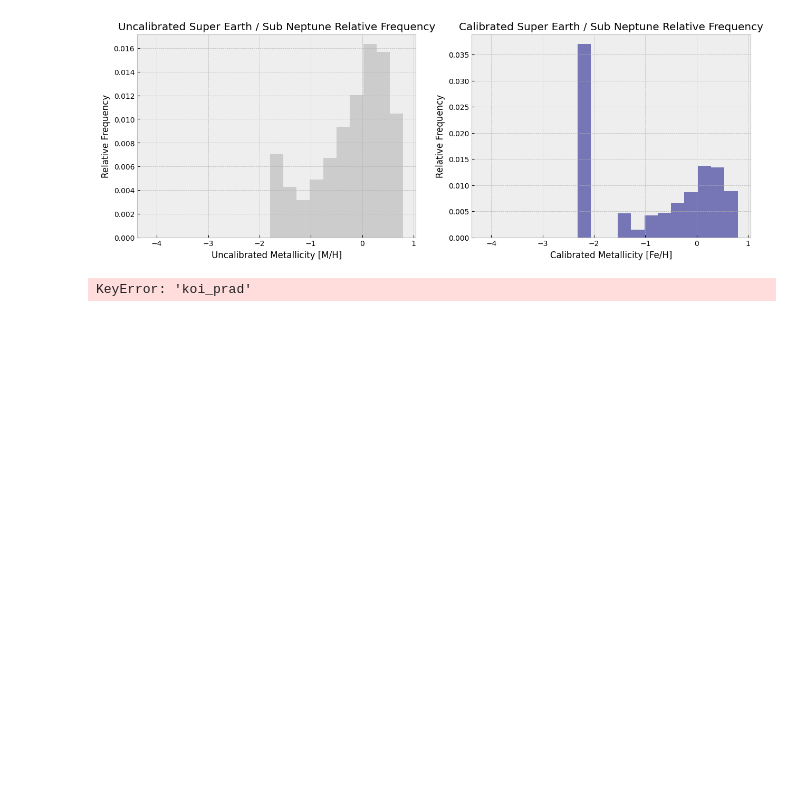
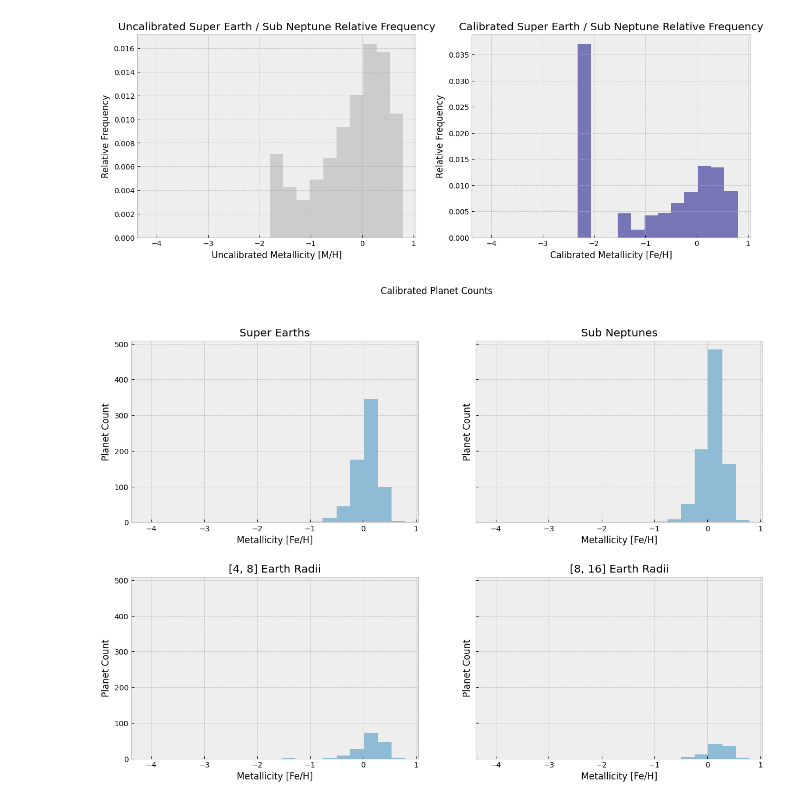
Before and after one commit to cromines20/Occurrence-Z, a Jupyter notebook: DataAnalysis.ipynb, the cells around one changed output. Saved outputs shown, nothing was run; the diff lists cells and outputs as text; code cells hidden in the pictures; blank space fills up the shorter version.

Commit message:
Data Analysis Working

```diff
--- a/DataAnalysis.ipynb
+++ b/DataAnalysis.ipynb
@@ -7,20 +48,9 @@ import pandas as pd
 # %%
-# Load data
-all_stars = pd.read_csv('Data/calibrated_kepler_dr3_good.csv')
-
-# Filter stars with at least one confirmed planet
-dr25 = pd.read_csv('Data/kepler_dr25.csv')
-planets = dr25[dr25['Exoplanet Archive Disposition'] == 'CONFIRMED']
-super_earths = planets[planets['koi_prad'].between(1.2, 2.0)] # filtering to (1.2 < R < 2.0)
-sub_neptunes = planets[planets['koi_prad'].between(2.0, 4.0)] # filtering to (2.0 < R < 4.0)
-radius_4to8 = planets[planets['koi_prad'].between(4.0, 8.0)] # filtering to (4.0 < R < 8.0)
-radius_8to16 = planets[planets['koi_prad'].between(8.0, 16.0)] # filtering to (8.0 < R < 16.0)
-
-
 # Define bins for metallicity
 bins = np.linspace(all_stars['mh_gspphot'].min(), all_stars['mh_gspphot'].max(), 20)
+all_planets = all_stars[all_stars['nconfp'] > 0]
 
-fig, axes = subplots(nrows = 1,
+fig, axes = plt.subplots(nrows = 1,
                      ncols = 2,
                      figsize=(15,5))
 
@@ -46,14 +76,14 @@ axes[1].set_ylabel('Planet Count')
 axes[1].set_xlabel('Metallicity')
 axes[1].set_title('Super Earths and Sub Neptunes')
 n_planets_uncal, bins_planets_uncal, patches_planets_uncal = axes[1].hist(
-    planets['mh_gspphot'],
+    all_planets['mh_gspphot'],
     bins,
     alpha=0.3,
     color = 'gray',
     label = 'Uncalibrated'
 );
 n_planets_cal, bins_planets_cal, patches_planets_cal = axes[1].hist(
-    planets['calibrated_FeH'],
+    all_planets['calibrated_FeH'],
     bins,
     alpha=0.5,
     label = 'Calibrated'
@@ -94,17 +124,7 @@ axes[1].hist(
 # %% [output]
 [figure]
 # %%
-# plotting other possible radius ranges (just calibrated data)
-
-super_earths = planets[planets['koi_prad'].between(1.2, 2.0)] # filtering to (1.2 < R < 2.0)
-
-sub_neptunes = planets[planets['koi_prad'].between(2.0, 4.0)] # filtering to (2.0 < R < 4.0)
-
-radius_4to8 = planets[planets['koi_prad'].between(4.0, 8.0)] # filtering to (4.0 < R < 8.0)
-
-radius_8to16 = planets[planets['koi_prad'].between(8.0, 16.0)] # filtering to (8.0 < R < 16.0)
-
-fig, axes = subplots(nrows = 2,
+fig, axes = plt.subplots(nrows = 2,
                      ncols = 2,
                      sharey = True,
                      figsize=(15,10))
@@ -120,33 +140,33 @@ n_super_earths, bins_super_earths, patches_super_earths = axes[0,0].hist(
     alpha=0.5
 );
 
 axes[0,1].set_ylabel('Planet Count')
 axes[0,1].set_xlabel('Metallicity [Fe/H]')
 axes[0,1].set_title('Sub Neptunes')
 n_sub_neptunes, bins_sub_neptunes, patches_sub_neptunes = axes[0,1].hist(
     sub_neptunes['calibrated_FeH'],
     bins,
     alpha=0.5
 );
 
 axes[1,0].set_ylabel('Planet Count')
 axes[1,0].set_xlabel('Metallicity [Fe/H]')
 axes[1,0].set_title('[4, 8] Earth Radii')
 n_4to8, bins_4to8, patches_4to8 = axes[1,0].hist(
     radius_4to8['calibrated_FeH'],
     bins,
     alpha=0.5
 );
 
 axes[1,1].set_ylabel('Planet Count')
 axes[1,1].set_xlabel('Metallicity [Fe/H]')
 axes[1,1].set_title('[8, 16] Earth Radii')
 n_8to16, bins_8to16, patches_8to16 = axes[1,1].hist(
     radius_8to16['calibrated_FeH'],
     bins,
     alpha=0.5
 );
 # %% [output]
-KeyError: 'koi_prad'
+[figure, added]
 # %%
 # plotting relative frequencies for other possible radius ranges
```
Also changed, not shown: parts of 6 cells of this notebook.
